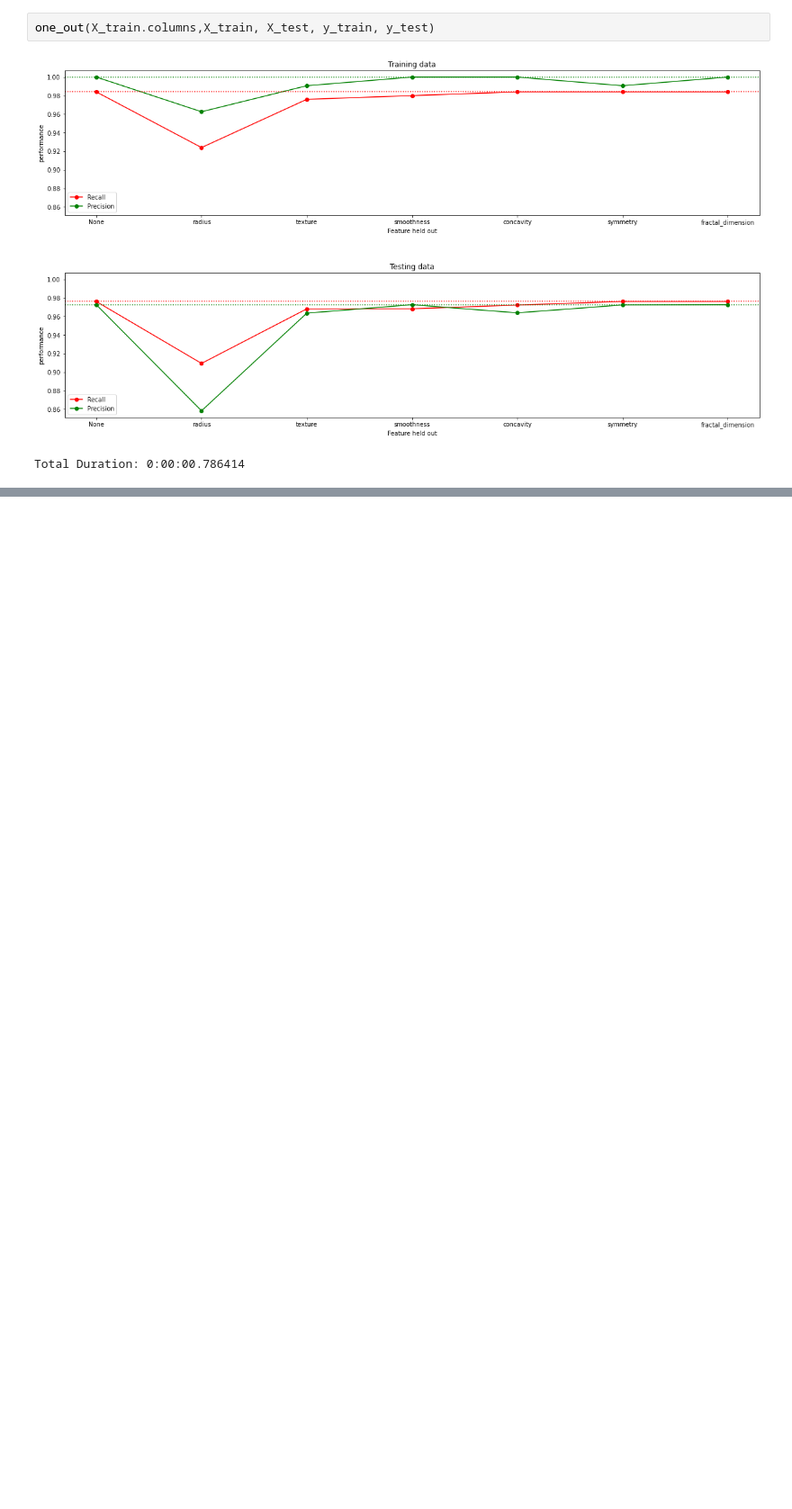
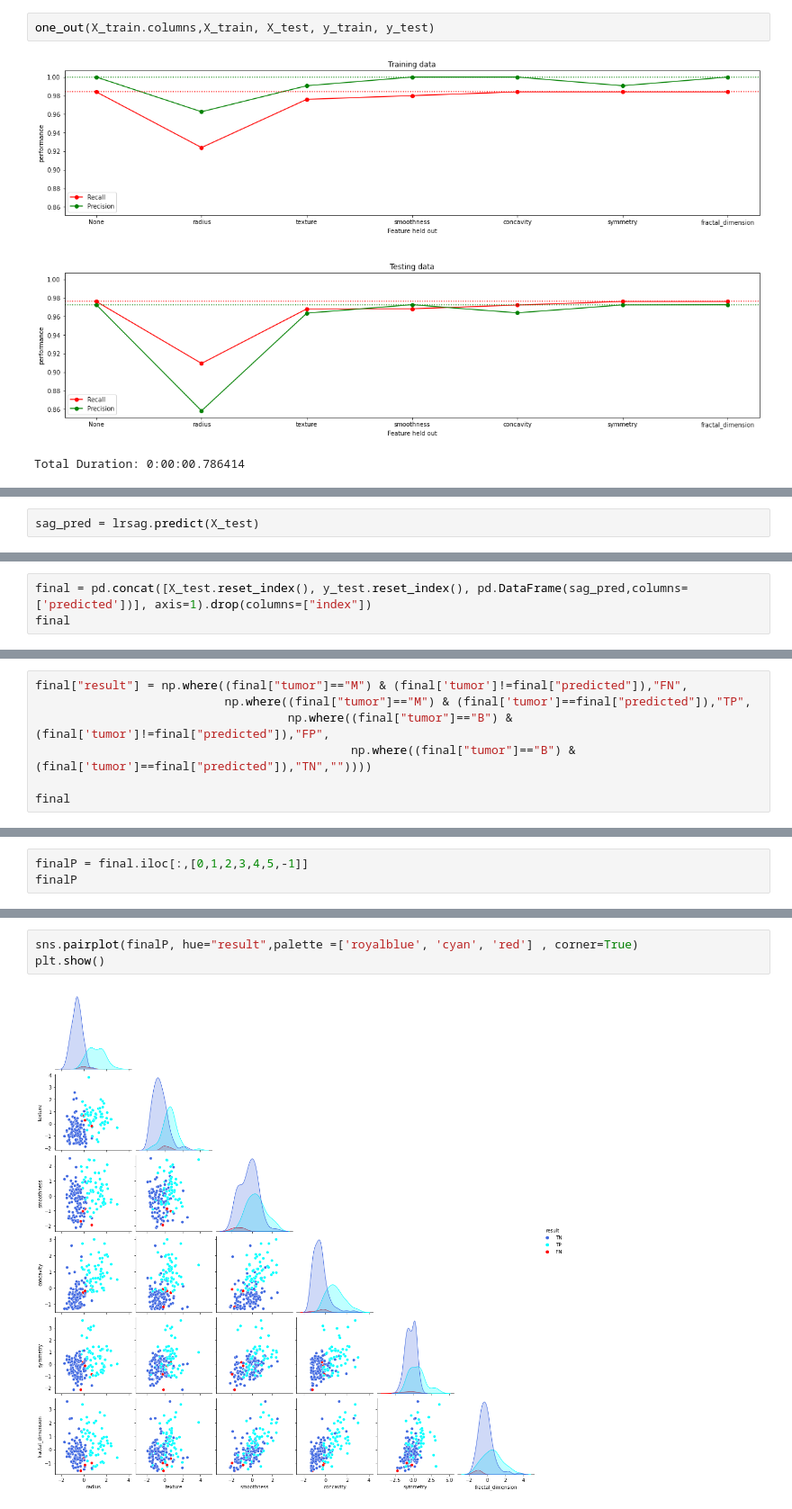
Before and after one commit to mikebobal/springboard, a Jupyter notebook: Breast Cancer Dx Project/Breast Cancer Predicion Project.ipynb, the cells around one changed output, grey strips where cells are left out. Shown at 90% size. Drawn from its saved outputs; the diff is of its cells as text; blank space fills up the shorter version.

```diff
--- a/Breast Cancer Dx Project/Breast Cancer Predicion Project.ipynb
+++ b/Breast Cancer Dx Project/Breast Cancer Predicion Project.ipynb
@@ -463,0 +592,2 @@ Finally, we will use hyperparameter tuning to find the best combination of param
+# %%
+sag_pred = lrsag.predict(X_test)
@@ -463,0 +636,3 @@ Finally, we will use hyperparameter tuning to find the best combination of param
+# %%
+final = pd.concat([X_test.reset_index(), y_test.reset_index(), pd.DataFrame(sag_pred,columns=['predicted'])], axis=1).drop(columns=["index"])
+final
@@ -463,0 +653,7 @@ Finally, we will use hyperparameter tuning to find the best combination of param
+# %%
+final["result"] = np.where((final["tumor"]=="M") & (final['tumor']!=final["predicted"]),"FN",
+                           np.where((final["tumor"]=="M") & (final['tumor']==final["predicted"]),"TP",
+                                    np.where((final["tumor"]=="B") & (final['tumor']!=final["predicted"]),"FP",
+                                             np.where((final["tumor"]=="B") & (final['tumor']==final["predicted"]),"TN",""))))
+
+final
@@ -463,0 +681,3 @@ Finally, we will use hyperparameter tuning to find the best combination of param
+# %%
+finalP = final.iloc[:,[0,1,2,3,4,5,-1]]
+finalP
@@ -463,0 +698,5 @@ Finally, we will use hyperparameter tuning to find the best combination of param
+# %%
+sns.pairplot(finalP, hue="result",palette =['royalblue', 'cyan', 'red'] , corner=True)
+plt.show()
+# %% [output]
+[figure, added]
```
Also changed, not shown: parts of 54 cells of this notebook.
